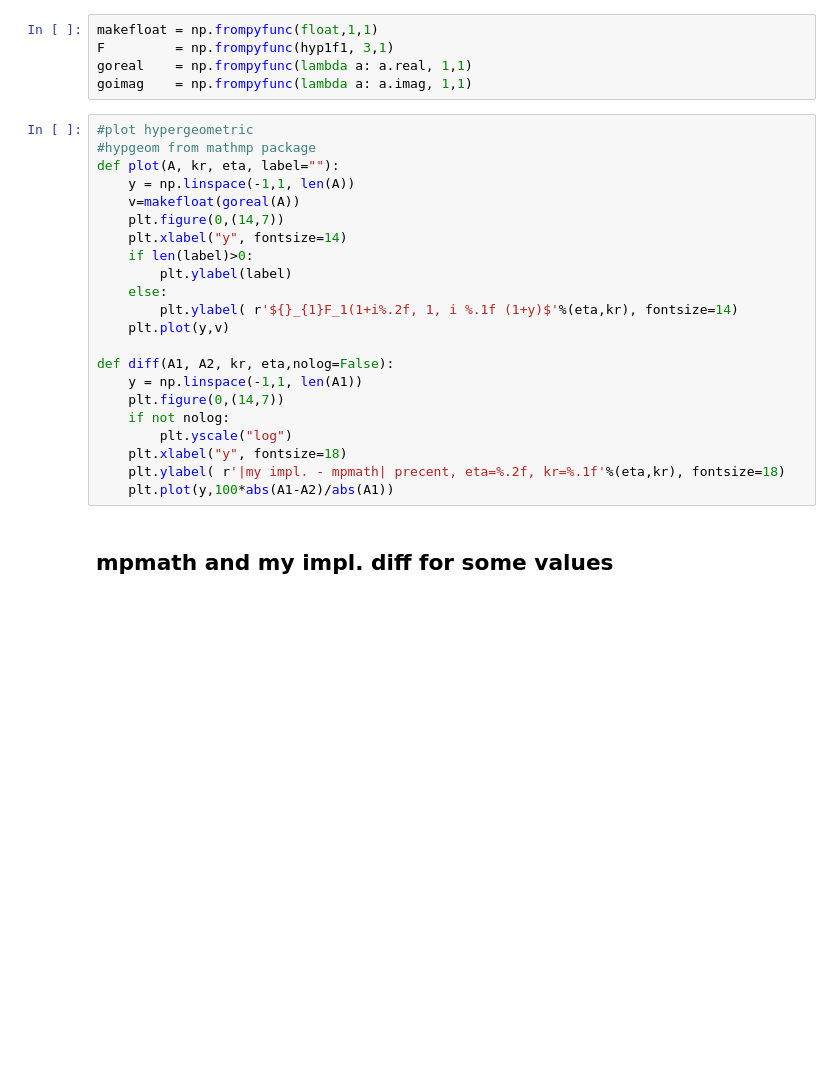
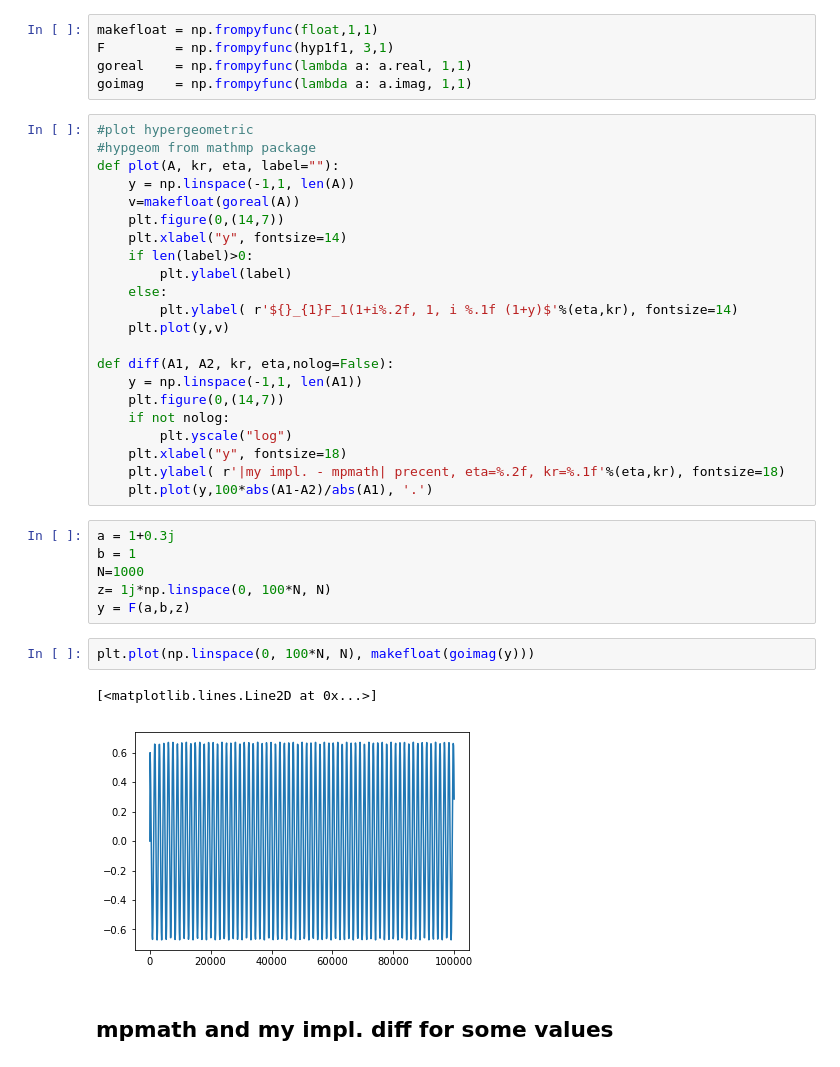
Before and after one commit to qati/HBTCoulombCorrection, a Jupyter notebook: Hypgeom.ipynb, the cells around one changed output. Saved outputs shown, nothing was run; the diff lists cells and outputs as text; blank space fills up the shorter version.

```diff
--- a/Hypgeom.ipynb
+++ b/Hypgeom.ipynb
@@ -34,7 +34,18 @@ def diff(A1, A2, kr, eta,nolog=False):
         plt.yscale("log")
     plt.xlabel("y", fontsize=18)
     plt.ylabel( r'|my impl. - mpmath| precent, eta=%.2f, kr=%.1f'%(eta,kr), fontsize=18)
-    plt.plot(y,100*abs(A1-A2)/abs(A1))
+    plt.plot(y,100*abs(A1-A2)/abs(A1), '.')
+# %%
+a = 1+0.3j
+b = 1
+N=1000
+z= 1j*np.linspace(0, 100*N, N)
+y = F(a,b,z)
+# %%
+plt.plot(np.linspace(0, 100*N, N), makefloat(goimag(y)))
+# %% [output]
+[<matplotlib.lines.Line2D at 0x...>]
+[figure, added]
 # %% [markdown]
 ## mpmath and my impl. diff for some values
 # %%
```
Also changed, not shown: parts of 4 cells of this notebook, 10 other files.
